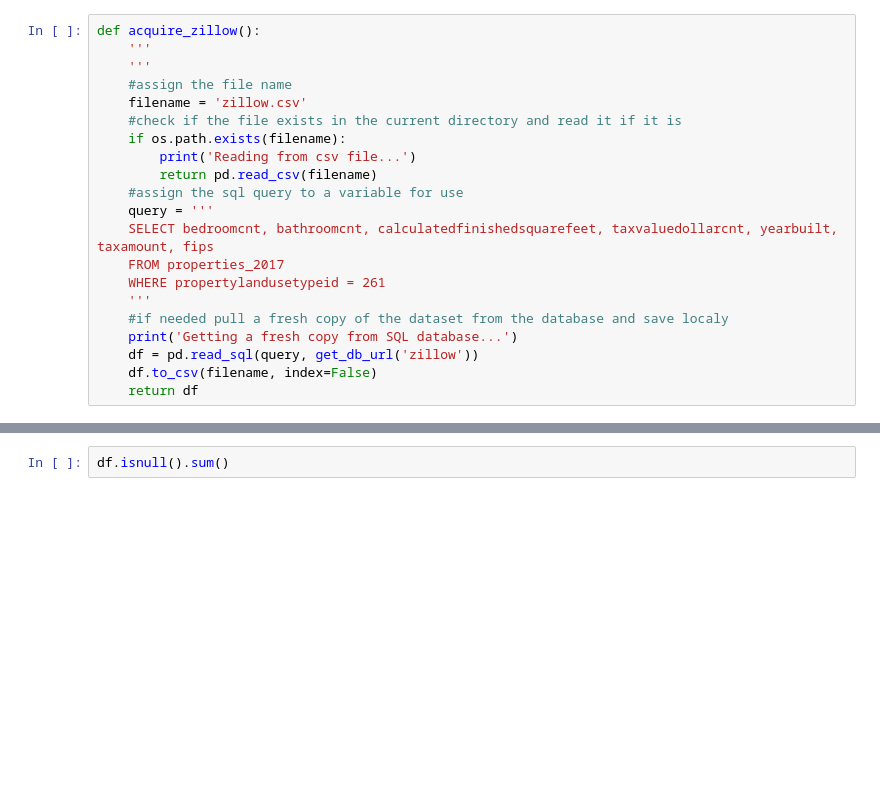
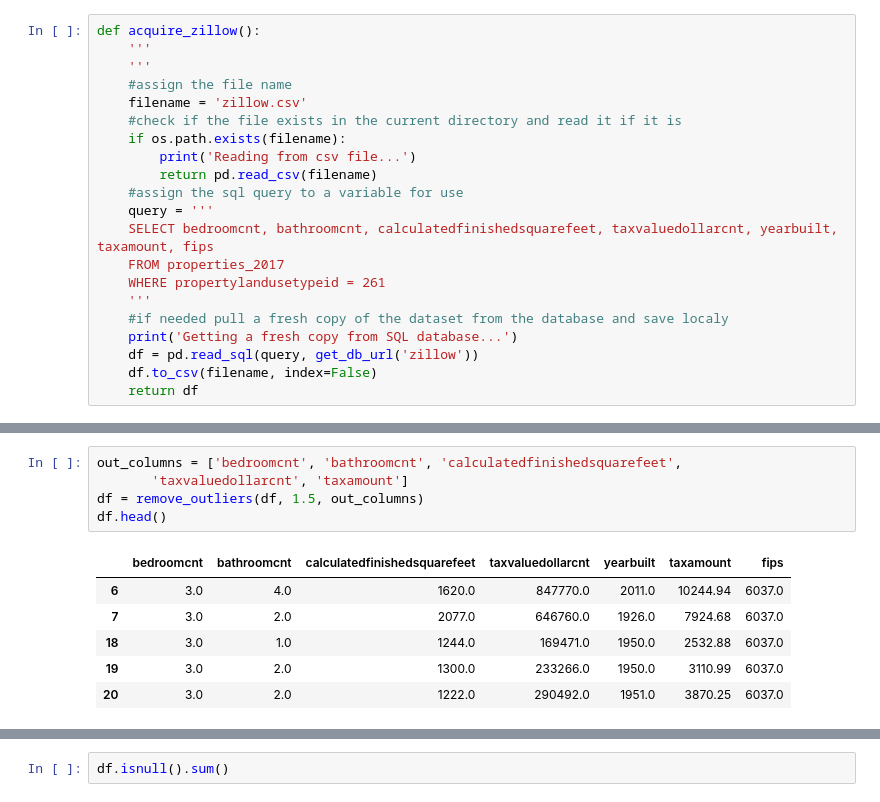
Before and after one commit to NSharick/regression-exercises, a Jupyter notebook: wrangle.ipynb, the cells around one changed output, grey strips where cells are left out. Drawn from its saved outputs; the diff is of its cells as text; blank space fills up the shorter version.

```diff
--- a/wrangle.ipynb
+++ b/wrangle.ipynb
@@ -56,2 +114,14 @@ df.head()
+# %%
+out_columns = ['bedroomcnt', 'bathroomcnt', 'calculatedfinishedsquarefeet',
+       'taxvaluedollarcnt', 'taxamount']
+df = remove_outliers(df, 1.5, out_columns)
+df.head()
+# %% [output]
+|  | bedroomcnt | bathroomcnt | calculatedfinishedsquarefeet | taxvaluedollarcnt | yearbuilt | taxamount | fips |
+| 6 | 3.0 | 4.0 | 1620.0 | 847770.0 | 2011.0 | 10244.94 | 6037.0 |
+| 7 | 3.0 | 2.0 | 2077.0 | 646760.0 | 1926.0 | 7924.68 | 6037.0 |
+| 18 | 3.0 | 1.0 | 1244.0 | 169471.0 | 1950.0 | 2532.88 | 6037.0 |
+| 19 | 3.0 | 2.0 | 1300.0 | 233266.0 | 1950.0 | 3110.99 | 6037.0 |
+| 20 | 3.0 | 2.0 | 1222.0 | 290492.0 | 1951.0 | 3870.25 | 6037.0 |
 # %%
 df.shape
```
Also changed, not shown: parts of 26 cells of this notebook, 1 other file.
